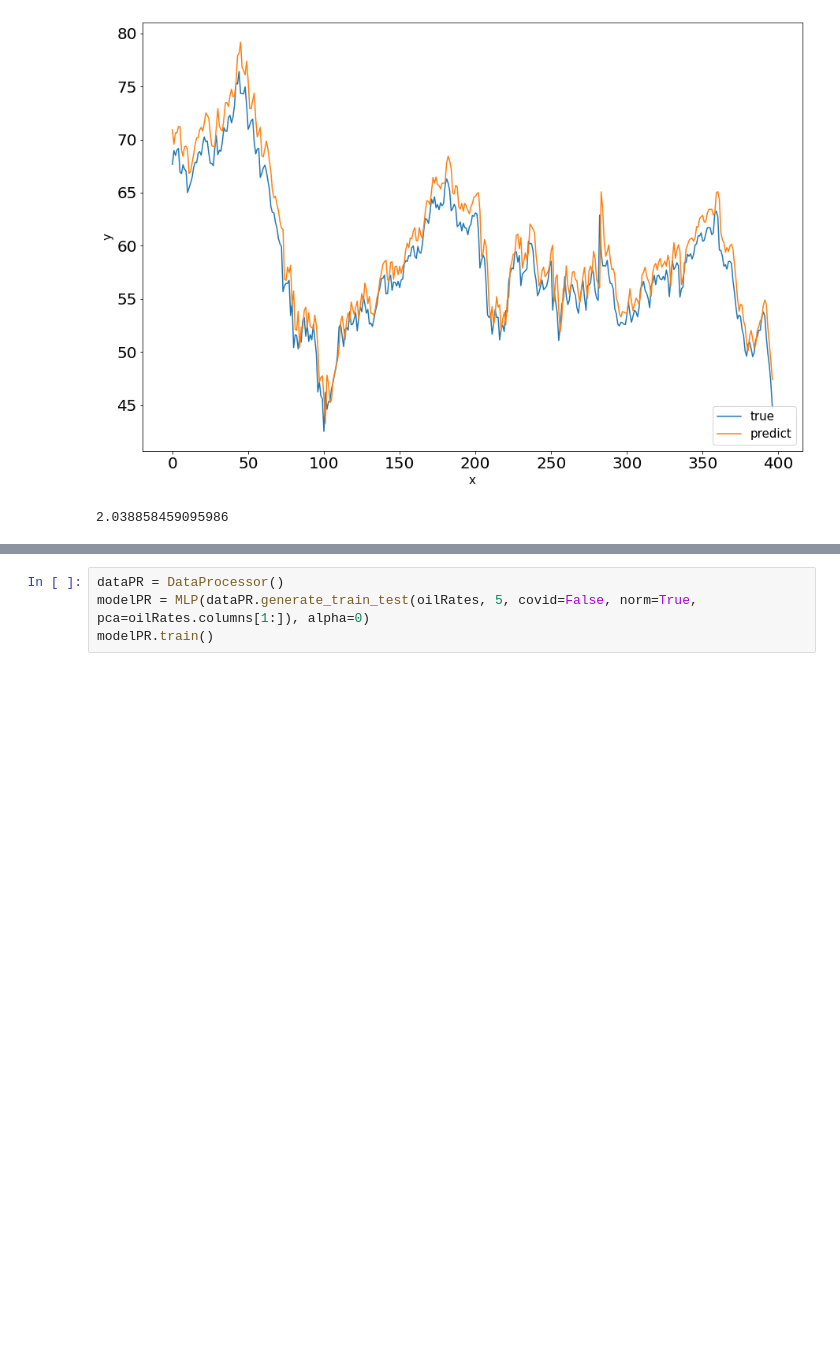
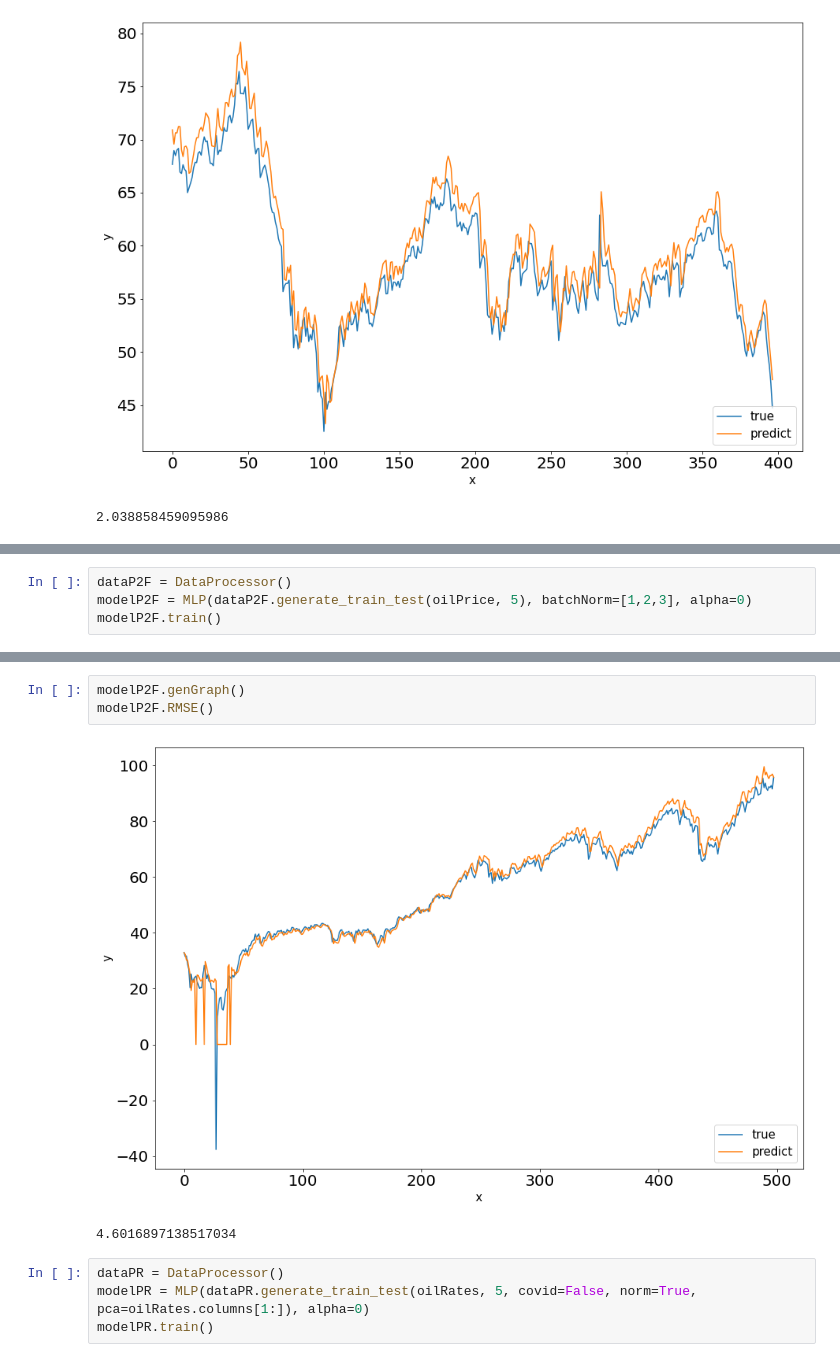
Before and after one commit to raymondcwh/stat4012model, a Jupyter notebook: WTI MLP YF.ipynb, the cells around one changed output, grey strips where cells are left out. Drawn from its saved outputs; the diff is of its cells as text; blank space fills up the shorter version.

```diff
--- a/WTI MLP YF.ipynb
+++ b/WTI MLP YF.ipynb
@@ -248,0 +286,4 @@ modelP1.RMSE()
+# %%
+dataP2F = DataProcessor()
+modelP2F = MLP(dataP2F.generate_train_test(oilPrice, 5), batchNorm=[1,2,3], alpha=0)
+modelP2F.train()
@@ -249,3 +309,9 @@ modelP1.RMSE()
+# %%
+modelP2F.genGraph()
+modelP2F.RMSE()
+# %% [output]
+[figure, added]
+4.6016897138517034
 # %%
 dataPR = DataProcessor()
 modelPR = MLP(dataPR.generate_train_test(oilRates, 5, covid=False, norm=True, pca=oilRates.columns[1:]), alpha=0)
```
Also changed, not shown: parts of 29 cells of this notebook, 1 other file.
